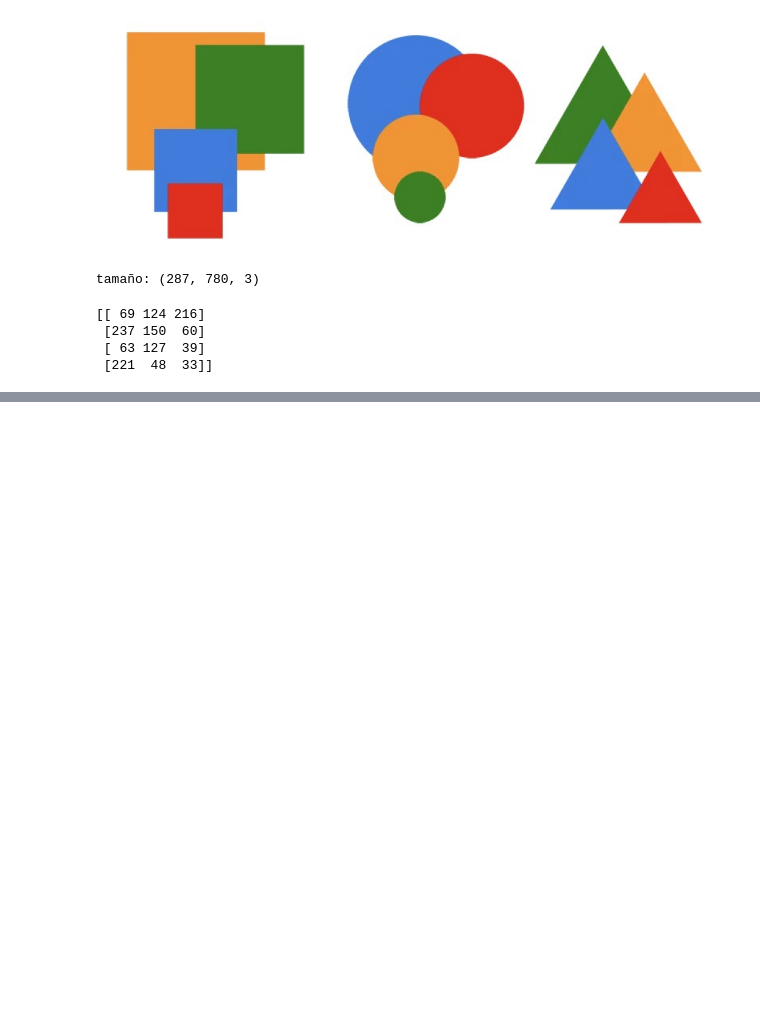
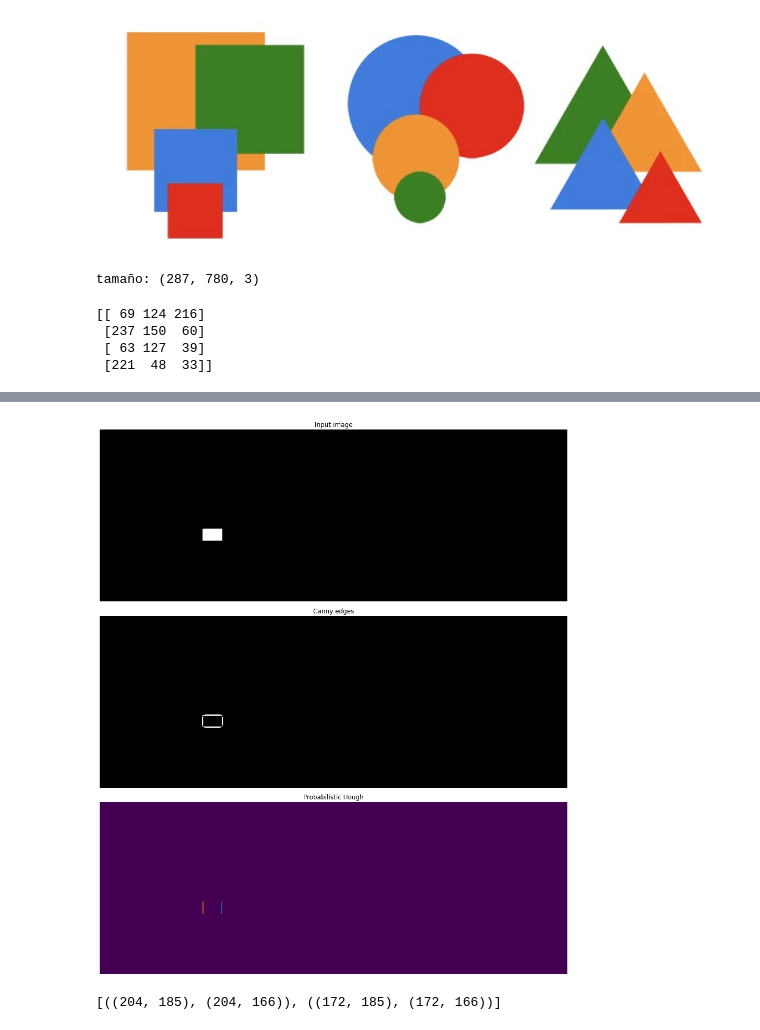
Before and after one commit to ChristopherMoralesA/Tarea-2-Vision, a Jupyter notebook: Notebook-tarea-2.ipynb, the cells around one changed output, grey strips where cells are left out. Cells and saved outputs as stored; diff of their text form; code cells hidden in the pictures; blank space fills up the shorter version.

```diff
--- a/Notebook-tarea-2.ipynb
+++ b/Notebook-tarea-2.ipynb
@@ -224,0 +267,36 @@ plt.show()
+# %%
+image = rgb2gray(regs[12])*255**3/2
+edges = canny(image,0.5)
+lines = probabilistic_hough_line(edges, threshold=15, line_length=18,
+                                line_gap=3,theta=THETA_CUADRADO)
+
+# Generating figure 2
+fig, axes = plt.subplots(3,1, figsize=(15,15), sharex=True, sharey=True)
+ax = axes.ravel()
+
+ax[0].imshow(image, cmap=cm.gray)
+ax[0].set_title('Input image')
+
+ax[1].imshow(edges, cmap=cm.gray)
+ax[1].set_title('Canny edges')
+
+ax[2].imshow(edges * 0)
+for line in lines:
+    p0, p1 = line
+    ax[2].plot((p0[0], p1[0]), (p0[1], p1[1]))
+ax[2].set_xlim((0, image.shape[1]))
+ax[2].set_ylim((image.shape[0], 0))
+ax[2].set_title('Probabilistic Hough')
+
+for a in ax:
+    a.set_axis_off()
+
+plt.tight_layout()
+plt.show()
+# %% [output]
+[figure, added]
+# %%
+lines
+#17
+# %% [output]
+[((204, 185), (204, 166)), ((172, 185), (172, 166))]
```
Also changed, not shown: parts of 6 cells of this notebook.
